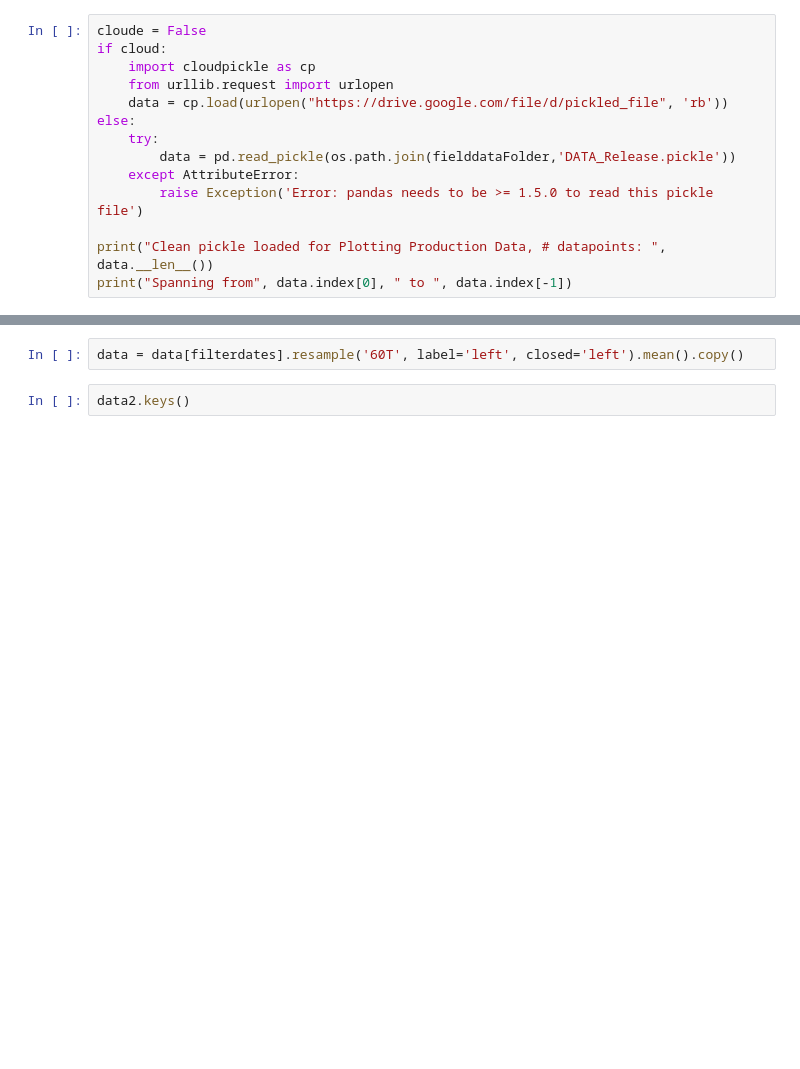
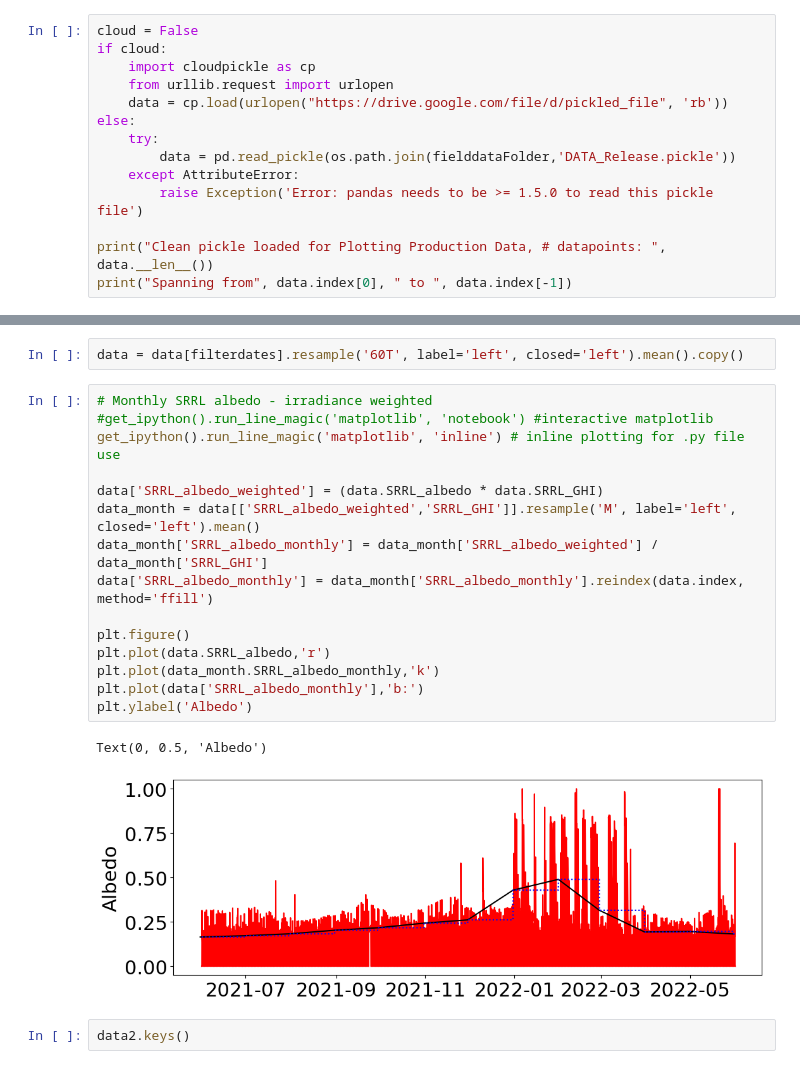
Before and after one commit to shirubana/Approaches2BifacialPerformanceMonitoring, a Jupyter notebook: 1 - ORGANIZED Generating InputFile Combinations.ipynb, the cells around one changed output, grey strips where cells are left out. Drawn from its saved outputs; the diff is of its cells as text; blank space fills up the shorter version.

```diff
--- a/1 - ORGANIZED Generating InputFile Combinations.ipynb
+++ b/1 - ORGANIZED Generating InputFile Combinations.ipynb
@@ -24,7 +24,7 @@ plt.rcParams['figure.figsize'] = (12, 4)
 # %% [markdown]
 This pickle is all the rows together, with data starting on 03/08 and ending on 07/29
 # %%
-cloude = False
+cloud = False
 if cloud:
     import cloudpickle as cp
     from urllib.request import urlopen
@@ -232,6 +234,24 @@ data3 = data[filterdates].resample('60T', label='right', closed='right').mean().
 data_das = data[filterdates].resample('15T', label='right', closed='right').mean().copy()
 # %%
 data = data[filterdates].resample('60T', label='left', closed='left').mean().copy()
+# %%
+# Monthly SRRL albedo - irradiance weighted
+#get_ipython().run_line_magic('matplotlib', 'notebook') #interactive matplotlib
+get_ipython().run_line_magic('matplotlib', 'inline') # inline plotting for .py file use
+
+data['SRRL_albedo_weighted'] = (data.SRRL_albedo * data.SRRL_GHI)
+data_month = data[['SRRL_albedo_weighted','SRRL_GHI']].resample('M', label='left', closed='left').mean()
+data_month['SRRL_albedo_monthly'] = data_month['SRRL_albedo_weighted'] / data_month['SRRL_GHI']
+data['SRRL_albedo_monthly'] = data_month['SRRL_albedo_monthly'].reindex(data.index, method='ffill')
+
+plt.figure()
+plt.plot(data.SRRL_albedo,'r')
+plt.plot(data_month.SRRL_albedo_monthly,'k')
+plt.plot(data['SRRL_albedo_monthly'],'b:')
+plt.ylabel('Albedo')
+# %% [output]
+Text(0, 0.5, 'Albedo')
+[figure, added]
 # %%
 data2.keys()
 # %% [output]
```
Also changed, not shown: parts of 7 cells of this notebook, 6 other files.
